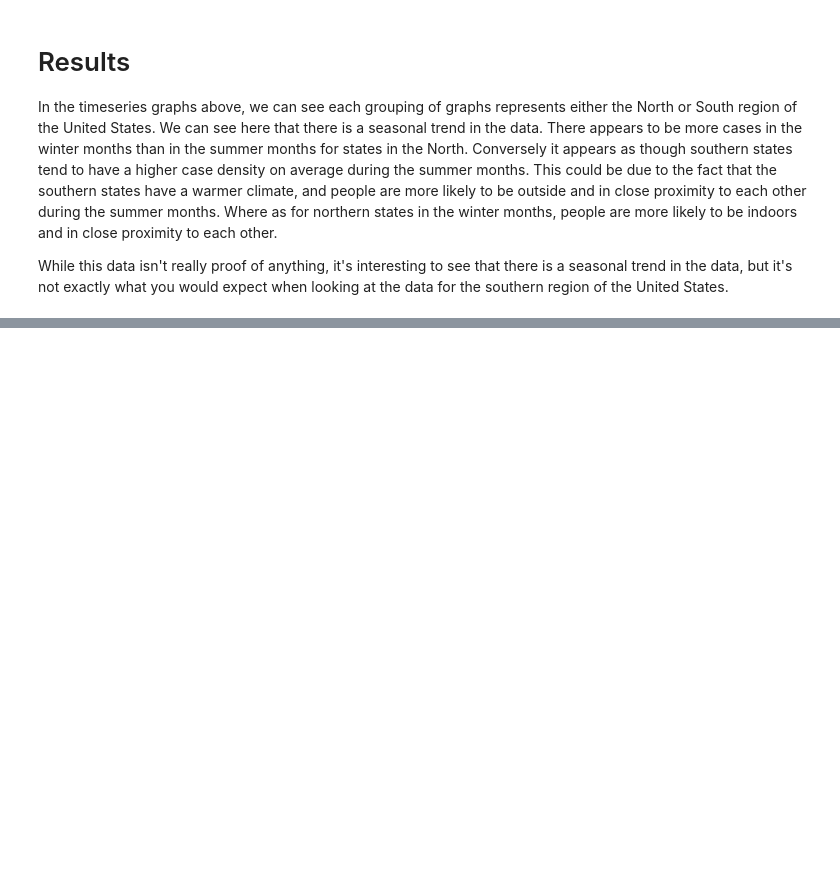
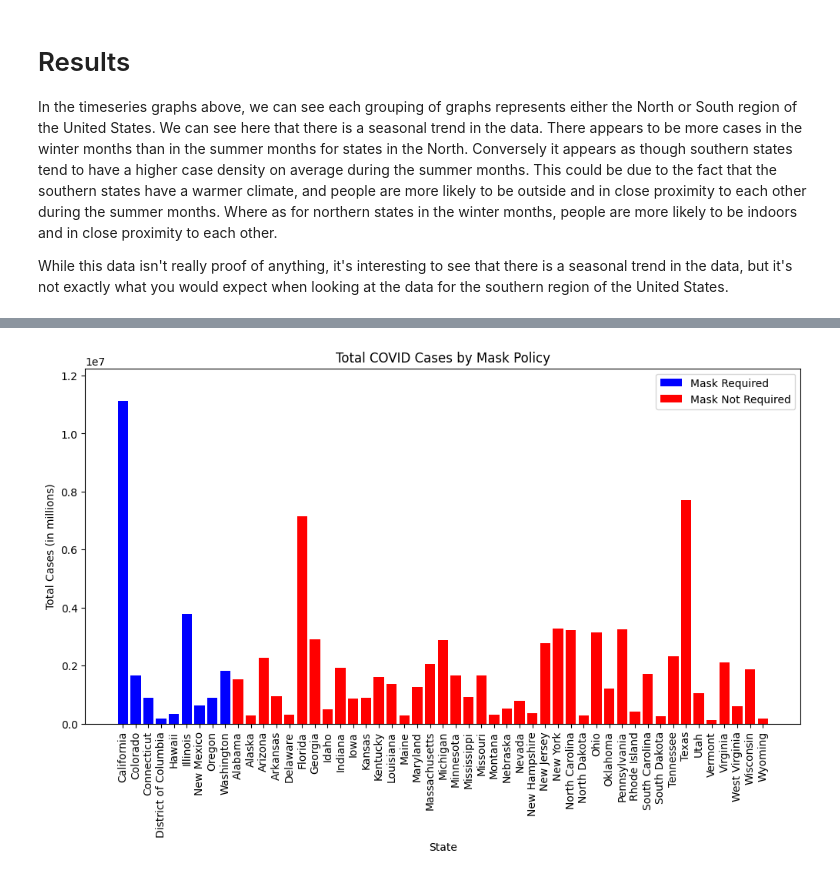
Before and after one commit to mikerasch/Covid19Analysis, a Jupyter notebook: Covid_Analysis.ipynb, the cells around one changed output, grey strips where cells are left out. Drawn from its saved outputs; the diff is of its cells as text; code cells hidden in the pictures; blank space fills up the shorter version.

Commit message:
Added Mask Policy data

```diff
--- a/Covid_Analysis.ipynb
+++ b/Covid_Analysis.ipynb
@@ -459,0 +470,3 @@ While this data isn't really proof of anything, it's interesting to see that the
+# %%
+masks_df = pd.read_csv('SocialDistancingActions.csv')
+masks_df
@@ -459,0 +501,26 @@ While this data isn't really proof of anything, it's interesting to see that the
+# %%
+# merge masks_df and covid_df by state
+merged_df = masks_df.merge(covid_df, left_on='Location', right_on='state')
+
+# create subsets based on statewide face mask requirement
+mask_required = merged_df[merged_df['Statewide Face Mask Requirement'].str.lower() != 'no']
+mask_not_required = merged_df[merged_df['Statewide Face Mask Requirement'].str.lower() == 'no']
+
+# group by state and sum new cases
+mask_required_cases = mask_required.groupby('Location').agg({'new_case': 'sum'}).reset_index()
+mask_not_required_cases = mask_not_required.groupby('Location').agg({'new_case': 'sum'}).reset_index()
+
+# plot the results
+plt.figure(figsize=(12, 6))
+plt.bar(mask_required_cases['Location'], mask_required_cases['new_case'], color='blue', label='Mask Required')
+plt.bar(mask_not_required_cases['Location'], mask_not_required_cases['new_case'], color='red', label='Mask Not Required')
+plt.xlabel('State')
+plt.ylabel('Total Cases')
+plt.xticks(rotation=90)
+plt.title('Total COVID Cases by Mask Policy')
+plt.legend()
+plt.ylim(0, 1.1*max(mask_required_cases['new_case'].max(), mask_not_required_cases['new_case'].max()))
+plt.ylabel('Total Cases (in millions)')
+plt.show()
+# %% [output]
+[figure, added]
```
Also changed, not shown: parts of 10 cells of this notebook, 2 other files.
